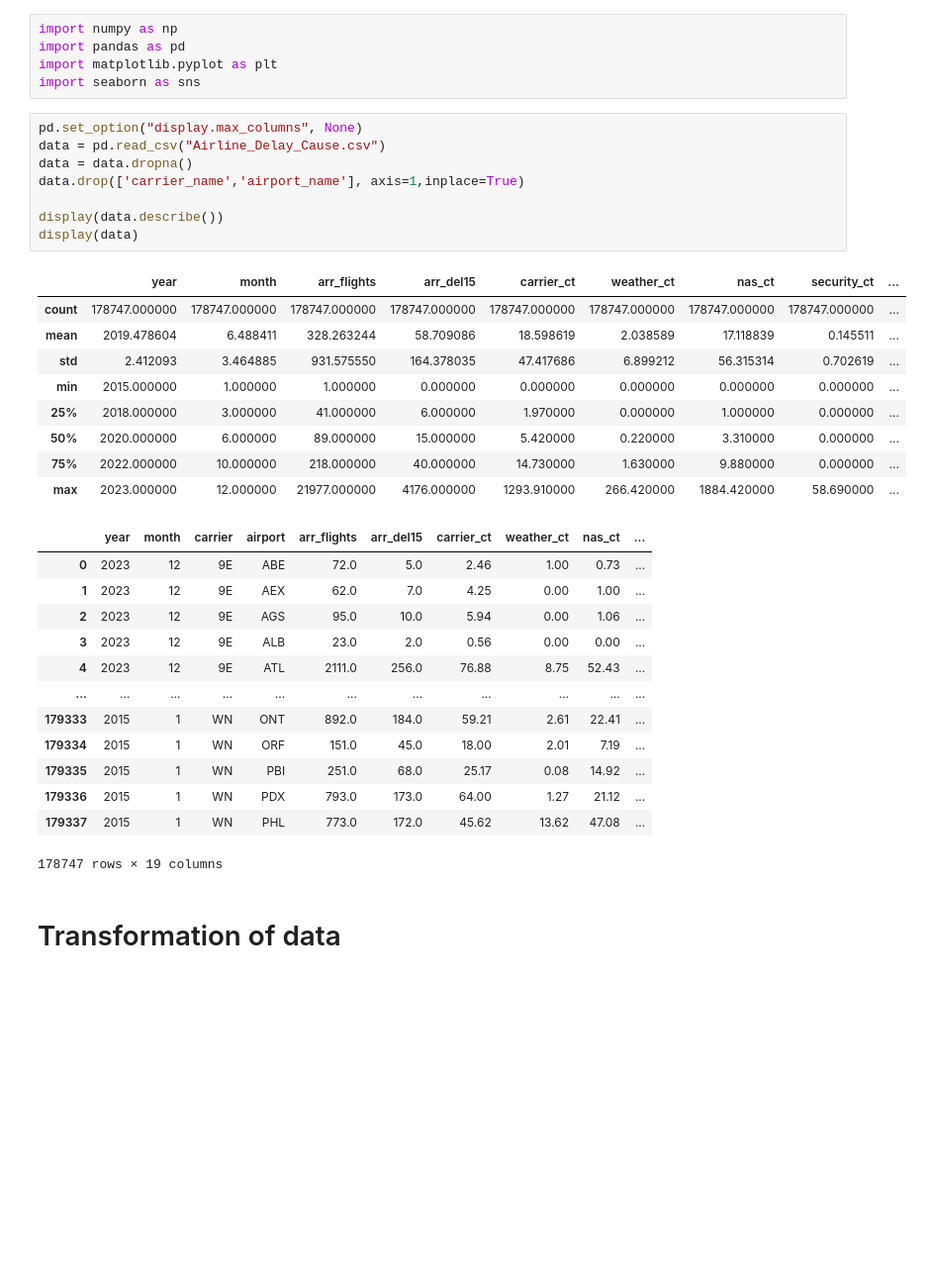
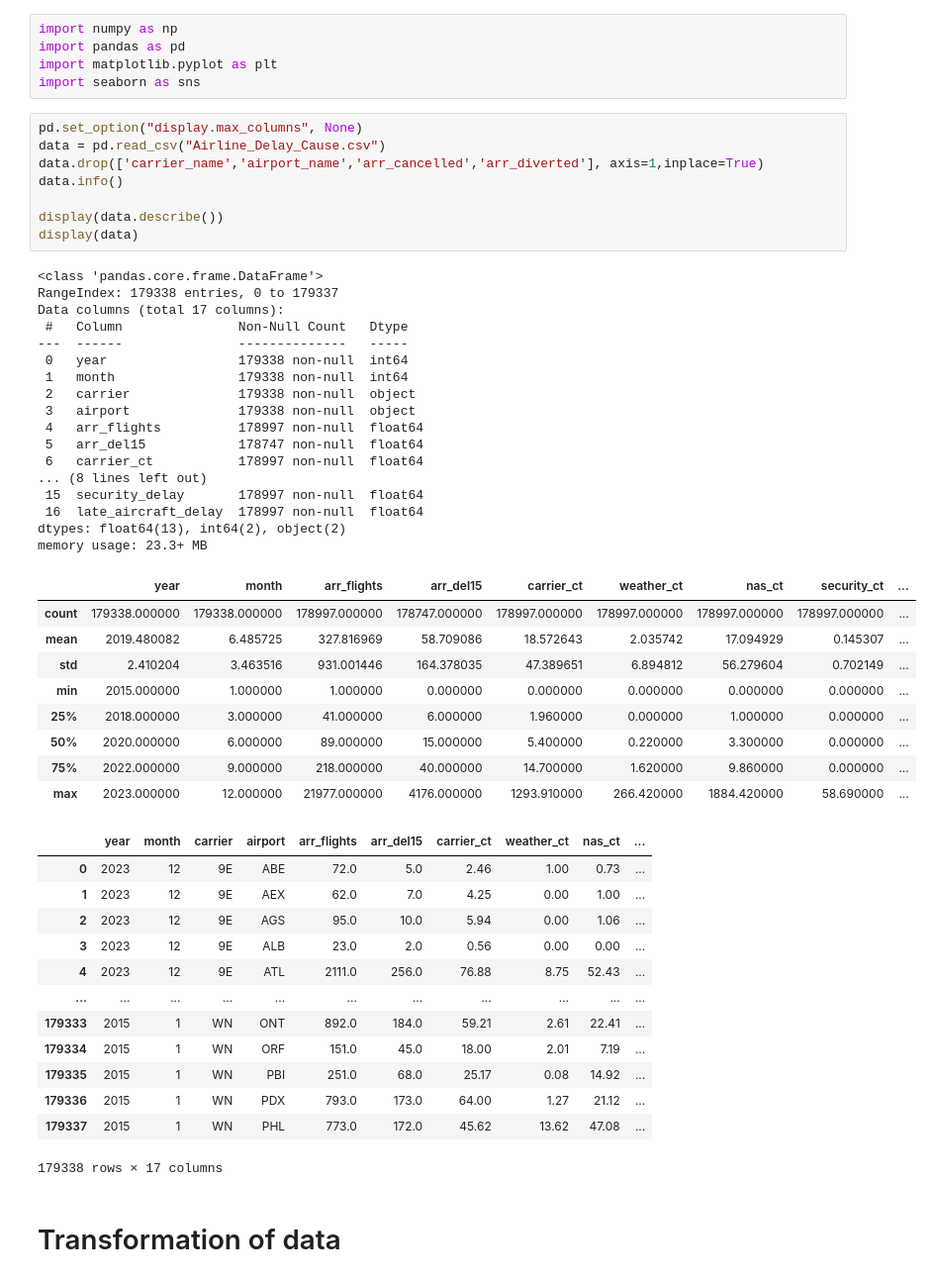
Before and after one commit to AryanshVasu/airline_delay, a Jupyter notebook: EDA.ipynb, the cells around one changed output. Shown at 99% size. Cells and saved outputs as stored; diff of their text form; blank space fills up the shorter version.

```diff
--- a/EDA.ipynb
+++ b/EDA.ipynb
@@ -8,20 +8,37 @@ import seaborn as sns
 # %%
 pd.set_option("display.max_columns", None)
 data = pd.read_csv("Airline_Delay_Cause.csv")
-data = data.dropna()
-data.drop(['carrier_name','airport_name'], axis=1,inplace=True)
+data.drop(['carrier_name','airport_name','arr_cancelled','arr_diverted'], axis=1,inplace=True)
+data.info()
 
 display(data.describe())
 display(data)
 # %% [output]
+<class 'pandas.core.frame.DataFrame'>
+RangeIndex: 179338 entries, 0 to 179337
+Data columns (total 17 columns):
+ #   Column               Non-Null Count   Dtype
+---  ------               --------------   -----
+ 0   year                 179338 non-null  int64
+ 1   month                179338 non-null  int64
+ 2   carrier              179338 non-null  object
+ 3   airport              179338 non-null  object
+ 4   arr_flights          178997 non-null  float64
+ 5   arr_del15            178747 non-null  float64
+ 6   carrier_ct           178997 non-null  float64
+... (8 lines left out)
+ 15  security_delay       178997 non-null  float64
+ 16  late_aircraft_delay  178997 non-null  float64
+dtypes: float64(13), int64(2), object(2)
+memory usage: 23.3+ MB
 |  | year | month | arr_flights | arr_del15 | carrier_ct | weather_ct | nas_ct | security_ct | ... |
-| count | 178747.000000 | 178747.000000 | 178747.000000 | 178747.000000 | 178747.000000 | 178747.000000 | 178747.000000 | 178747.000000 | ... |
-| mean | 2019.478604 | 6.488411 | 328.263244 | 58.709086 | 18.598619 | 2.038589 | 17.118839 | 0.145511 | ... |
-| std | 2.412093 | 3.464885 | 931.575550 | 164.378035 | 47.417686 | 6.899212 | 56.315314 | 0.702619 | ... |
+| count | 179338.000000 | 179338.000000 | 178997.000000 | 178747.000000 | 178997.000000 | 178997.000000 | 178997.000000 | 178997.000000 | ... |
+| mean | 2019.480082 | 6.485725 | 327.816969 | 58.709086 | 18.572643 | 2.035742 | 17.094929 | 0.145307 | ... |
+| std | 2.410204 | 3.463516 | 931.001446 | 164.378035 | 47.389651 | 6.894812 | 56.279604 | 0.702149 | ... |
 | min | 2015.000000 | 1.000000 | 1.000000 | 0.000000 | 0.000000 | 0.000000 | 0.000000 | 0.000000 | ... |
-| 25% | 2018.000000 | 3.000000 | 41.000000 | 6.000000 | 1.970000 | 0.000000 | 1.000000 | 0.000000 | ... |
-| 50% | 2020.000000 | 6.000000 | 89.000000 | 15.000000 | 5.420000 | 0.220000 | 3.310000 | 0.000000 | ... |
-| 75% | 2022.000000 | 10.000000 | 218.000000 | 40.000000 | 14.730000 | 1.630000 | 9.880000 | 0.000000 | ... |
+| 25% | 2018.000000 | 3.000000 | 41.000000 | 6.000000 | 1.960000 | 0.000000 | 1.000000 | 0.000000 | ... |
+| 50% | 2020.000000 | 6.000000 | 89.000000 | 15.000000 | 5.400000 | 0.220000 | 3.300000 | 0.000000 | ... |
+| 75% | 2022.000000 | 9.000000 | 218.000000 | 40.000000 | 14.700000 | 1.620000 | 9.860000 | 0.000000 | ... |
 | max | 2023.000000 | 12.000000 | 21977.000000 | 4176.000000 | 1293.910000 | 266.420000 | 1884.420000 | 58.690000 | ... |
 |  | year | month | carrier | airport | arr_flights | arr_del15 | carrier_ct | weather_ct | nas_ct | ... |
 | 0 | 2023 | 12 | 9E | ABE | 72.0 | 5.0 | 2.46 | 1.00 | 0.73 | ... |
@@ -35,7 +52,7 @@ display(data)
 | 179335 | 2015 | 1 | WN | PBI | 251.0 | 68.0 | 25.17 | 0.08 | 14.92 | ... |
 | 179336 | 2015 | 1 | WN | PDX | 793.0 | 173.0 | 64.00 | 1.27 | 21.12 | ... |
 | 179337 | 2015 | 1 | WN | PHL | 773.0 | 172.0 | 45.62 | 13.62 | 47.08 | ... |
-178747 rows × 19 columns
+179338 rows × 17 columns
 # %% [markdown]
 # Transformation of data
 # %%
```
Also changed, not shown: parts of 13 cells of this notebook.
